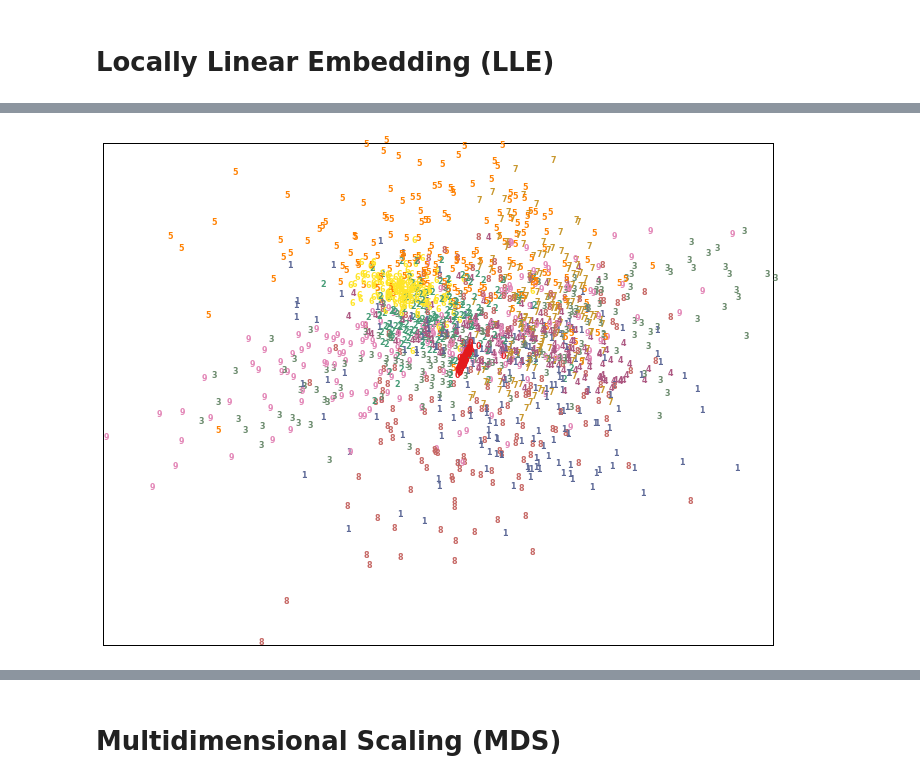
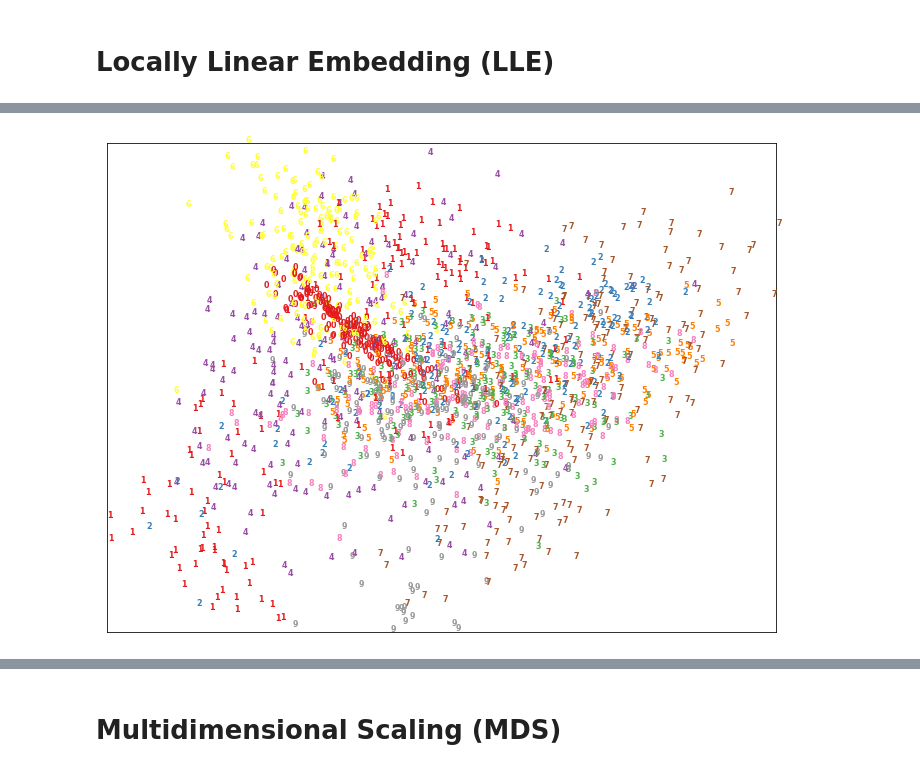
Before and after one commit to Asgavar/studia, a Jupyter notebook: semestr_5_zima_2019_20/explo/lista07/Zadanie06i07.ipynb, the cells around one changed output, grey strips where cells are left out. Cells and saved outputs as stored; diff of their text form; code cells hidden in the pictures.

```diff
--- a/semestr_5_zima_2019_20/explo/lista07/Zadanie06i07.ipynb
+++ b/semestr_5_zima_2019_20/explo/lista07/Zadanie06i07.ipynb
@@ -15,7 +15,7 @@ def plot_digits(X, y):
 
     plt.figure(figsize=(12, 9))
 
-    for i in xrange(X.shape[0]):
+    for i in range(X.shape[0]):
         plt.text(X[i, 0], X[i, 1], str(y[i]), color=plt.cm.Set1(0.1*y[i]), fontdict={'weight':'bold', 'size':8})
 
     plt.xticks([])
@@ -78,5 +114,5 @@ plot_digits(X_iso, digits.target)
 # %%
-X_lle = manifold.LocallyLinearEmbedding(30, n_components=2).fit_transform(X)
+X_lle = manifold.LocallyLinearEmbedding(100, n_components=2).fit_transform(X)
 plot_digits(X_lle, digits.target)
 # %% [output]
-[figure, old version]
+[figure, new version]
```
Also changed, not shown: parts of 42 cells of this notebook, 1 other file.
